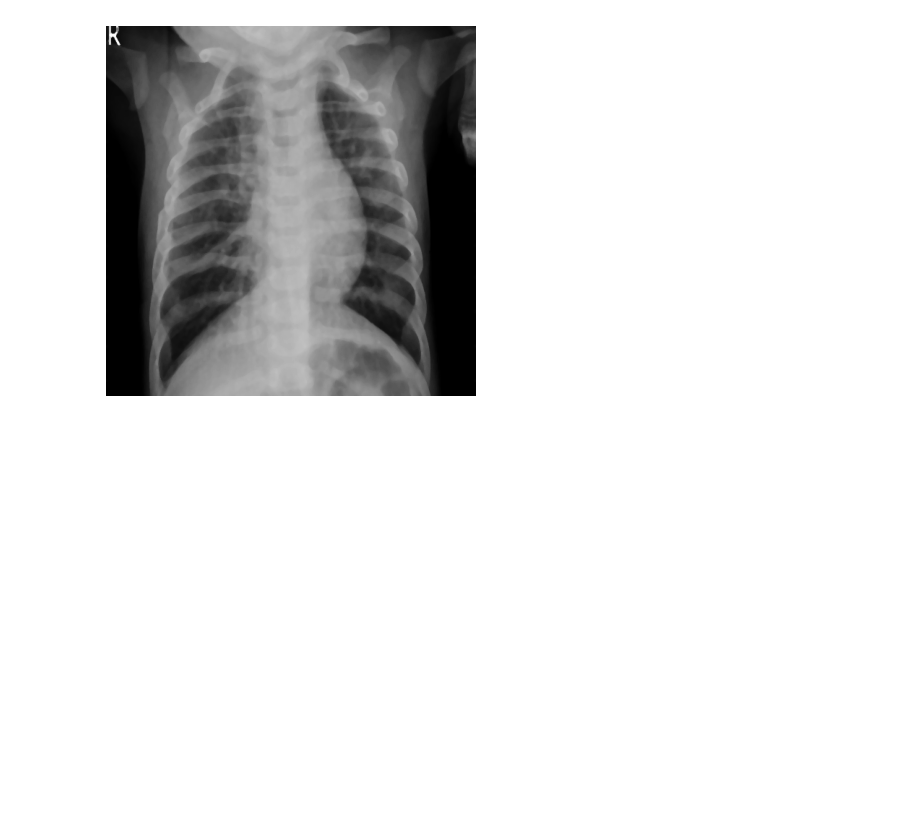
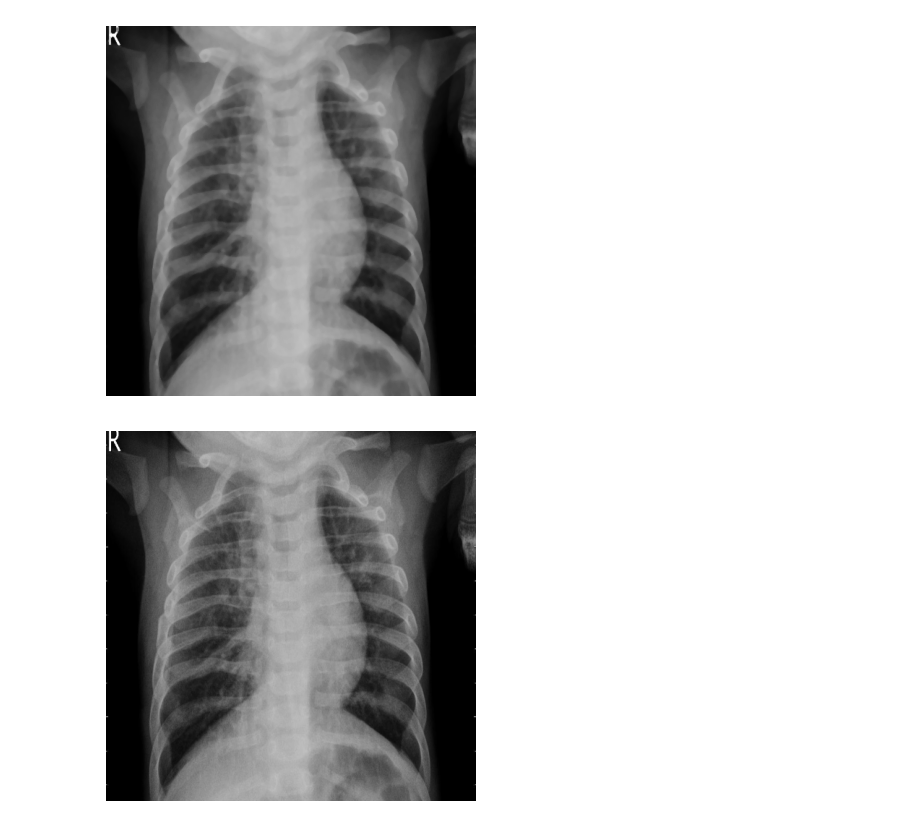
Before and after one commit to KuzmaPav/hackithon-web, a Jupyter notebook: funky_reseni4.ipynb, the cells around one changed output. Saved outputs shown, nothing was run; the diff lists cells and outputs as text; code cells hidden in the pictures; blank space fills up the shorter version.

```diff
--- a/funky_reseni4.ipynb
+++ b/funky_reseni4.ipynb
@@ -1,29 +1,32 @@
 # %%
 import cv2
 import numpy as np
 import load_ren_data as lrd
 import matplotlib.pyplot as plt
 from PIL import Image
 
 # Načtení obrázku
-img = lrd.load_data("./vzorky/salt_pepper_intensity_0.01", "./vzorky/original")[0][0]
+img_noise = lrd.load_data("./vzorky/salt_pepper_intensity_0.01", "./vzorky/original")[0][0]
 #image = cv2.imread('./vzorky/salt_pepper_intensity_0.01/300.png', cv2.IMREAD_GRAYSCALE)
 # Aplikace mediánového filtru
-denoised_image = cv2.medianBlur(img, 5)  # Velikost okna je 5x5
+denoised_image = cv2.medianBlur(img_noise, 5)  # Velikost okna je 5x5
 
 # Uložení výsledného obrázku
 #cv2.imwrite('obrazek_bez_sumu.jpg', denoised_image)
 
 #cv2.imshow('Obrázek bez šumu', denoised_image)
 #cv2.waitKey(0)  # Počká na stisknutí klávesy
 #cv2.destroyAllWindows()  # Zavře okno
 
 plt.imshow(denoised_image, cmap='gray')
 plt.axis('off')  # Skryje osy
 plt.show()
 
-#plt.imshow(clean_image, cmap='gray')
-#plt.axis('off')
-#plt.show()
+img_clean = lrd.load_data("./vzorky/salt_pepper_intensity_0.01", "./vzorky/original")[1][0]
+
+plt.imshow(img_clean, cmap='gray')
+plt.axis('off')
+plt.show()
 # %% [output]
 [figure]
+[figure, added]
```
Also changed, not shown: 4 other files.
